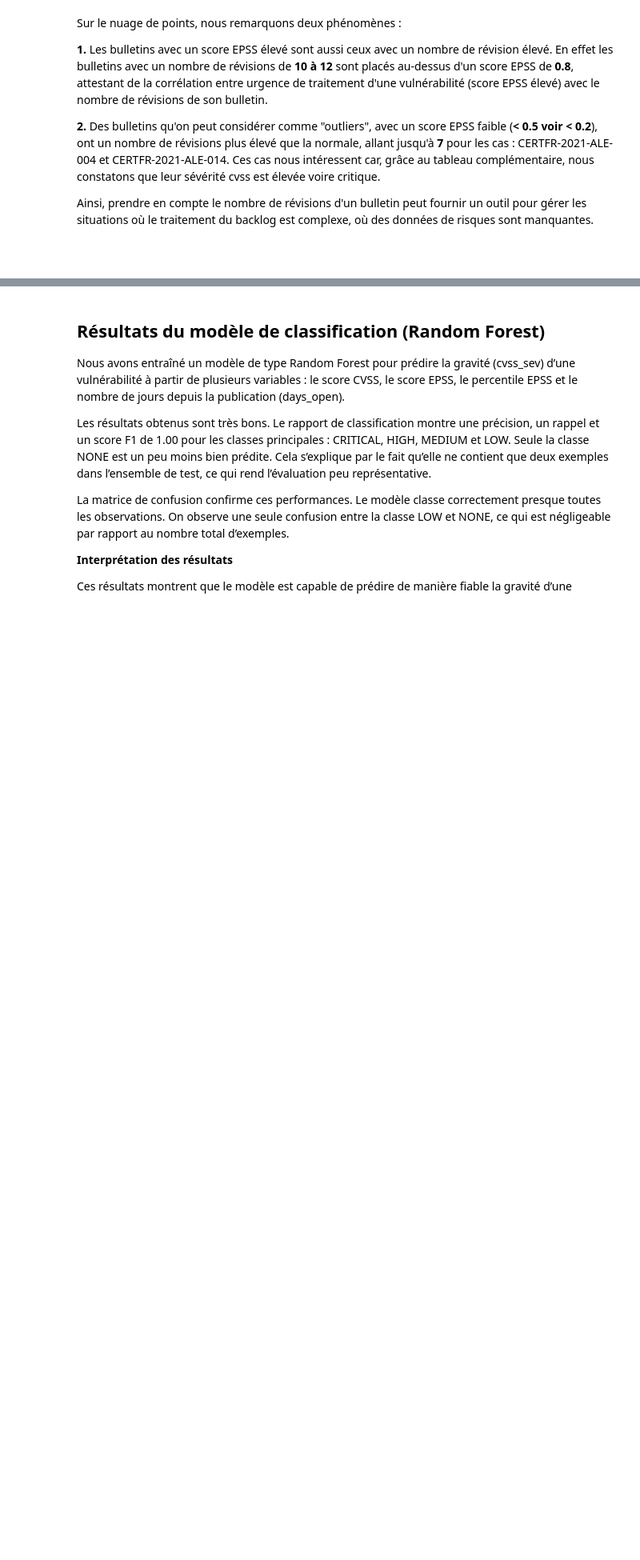
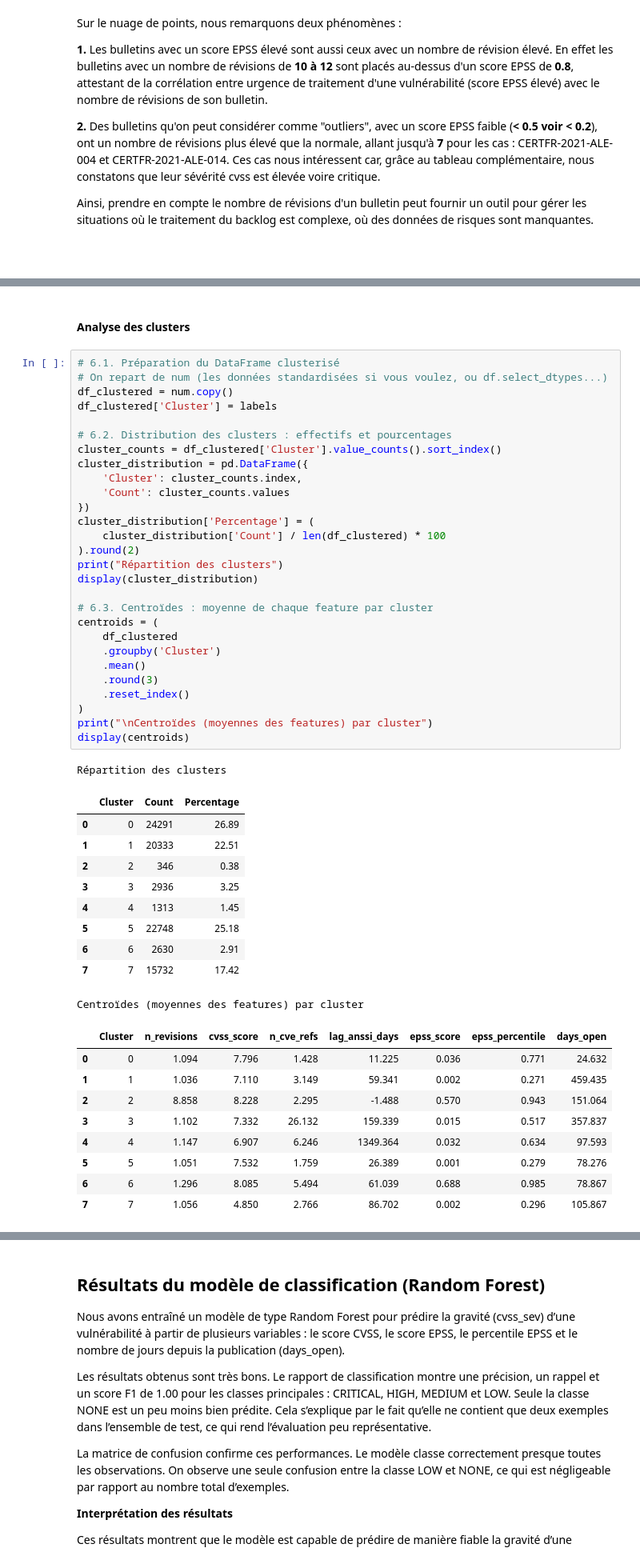
Before and after one commit to DorDNS/AtelierDS_PRJ, a Jupyter notebook: notebooks/analysis.ipynb, the cells around one changed output, grey strips where cells are left out. Shown at 80% size. Cells and saved outputs as stored; diff of their text form; blank space fills up the shorter version.

```diff
--- a/notebooks/analysis.ipynb
+++ b/notebooks/analysis.ipynb
@@ -1316,0 +1509,51 @@ Ainsi, prendre en compte le nombre de révisions d'un bulletin peut fournir un o
+# %% [markdown]
+#### Analyse des clusters
+# %%
+# 6.1. Préparation du DataFrame clusterisé
+# On repart de num (les données standardisées si vous voulez, ou df.select_dtypes...)
+df_clustered = num.copy()
+df_clustered['Cluster'] = labels
+
+# 6.2. Distribution des clusters : effectifs et pourcentages
+cluster_counts = df_clustered['Cluster'].value_counts().sort_index()
+cluster_distribution = pd.DataFrame({
+    'Cluster': cluster_counts.index,
+    'Count': cluster_counts.values
+})
+cluster_distribution['Percentage'] = (
+    cluster_distribution['Count'] / len(df_clustered) * 100
+).round(2)
+print("Répartition des clusters")
+display(cluster_distribution)
+
+# 6.3. Centroïdes : moyenne de chaque feature par cluster
+centroids = (
+    df_clustered
+    .groupby('Cluster')
+    .mean()
+    .round(3)
+    .reset_index()
+)
+print("\nCentroïdes (moyennes des features) par cluster")
+display(centroids)
+# %% [output]
+Répartition des clusters
+|  | Cluster | Count | Percentage |
+| 0 | 0 | 24291 | 26.89 |
+| 1 | 1 | 20333 | 22.51 |
+| 2 | 2 | 346 | 0.38 |
+| 3 | 3 | 2936 | 3.25 |
+| 4 | 4 | 1313 | 1.45 |
+| 5 | 5 | 22748 | 25.18 |
+| 6 | 6 | 2630 | 2.91 |
+| 7 | 7 | 15732 | 17.42 |
+Centroïdes (moyennes des features) par cluster
+|  | Cluster | n_revisions | cvss_score | n_cve_refs | lag_anssi_days | epss_score | epss_percentile | days_open |
+| 0 | 0 | 1.094 | 7.796 | 1.428 | 11.225 | 0.036 | 0.771 | 24.632 |
+| 1 | 1 | 1.036 | 7.110 | 3.149 | 59.341 | 0.002 | 0.271 | 459.435 |
+| 2 | 2 | 8.858 | 8.228 | 2.295 | -1.488 | 0.570 | 0.943 | 151.064 |
+| 3 | 3 | 1.102 | 7.332 | 26.132 | 159.339 | 0.015 | 0.517 | 357.837 |
+| 4 | 4 | 1.147 | 6.907 | 6.246 | 1349.364 | 0.032 | 0.634 | 97.593 |
+| 5 | 5 | 1.051 | 7.532 | 1.759 | 26.389 | 0.001 | 0.279 | 78.276 |
+| 6 | 6 | 1.296 | 8.085 | 5.494 | 61.039 | 0.688 | 0.985 | 78.867 |
+| 7 | 7 | 1.056 | 4.850 | 2.766 | 86.702 | 0.002 | 0.296 | 105.867 |
```
Also changed, not shown: parts of 20 cells of this notebook, 1 other file.
